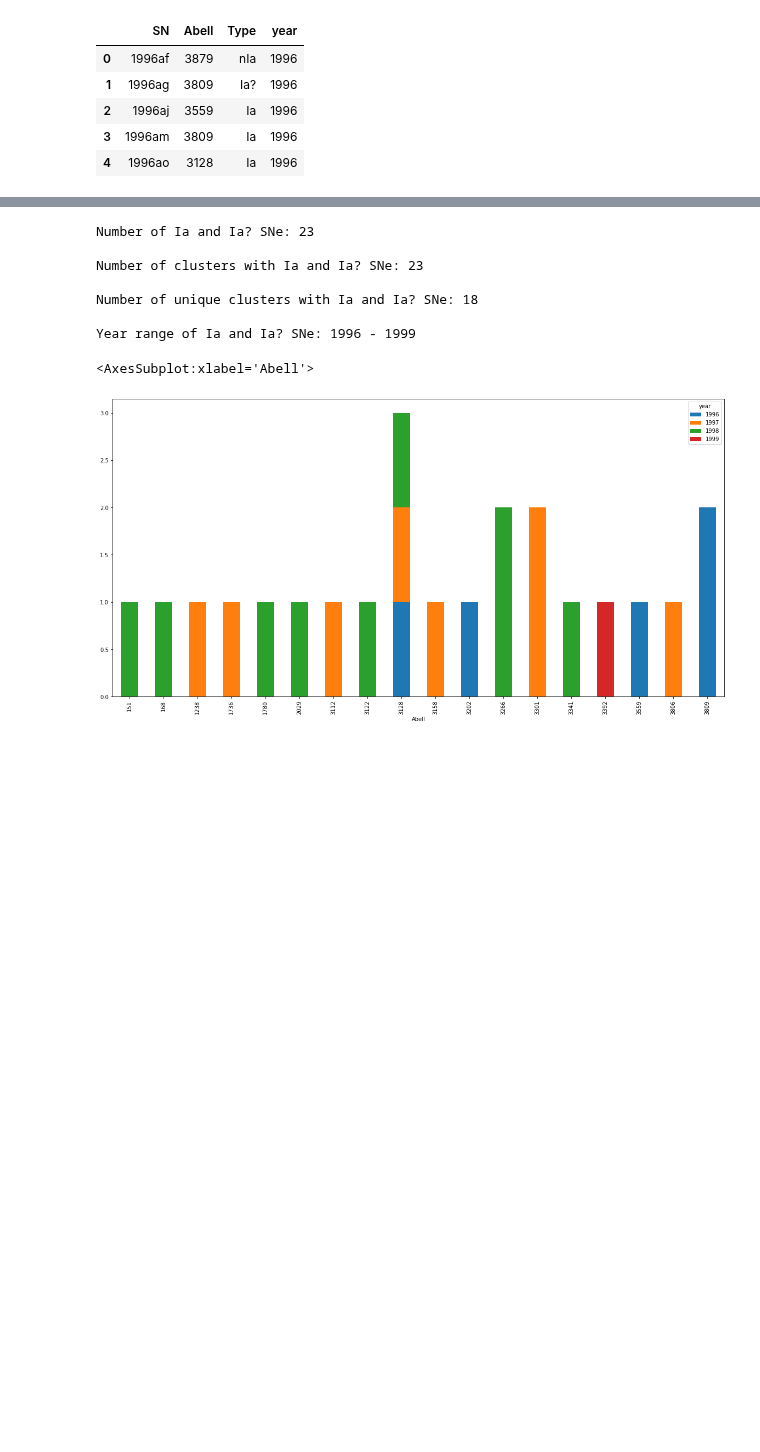
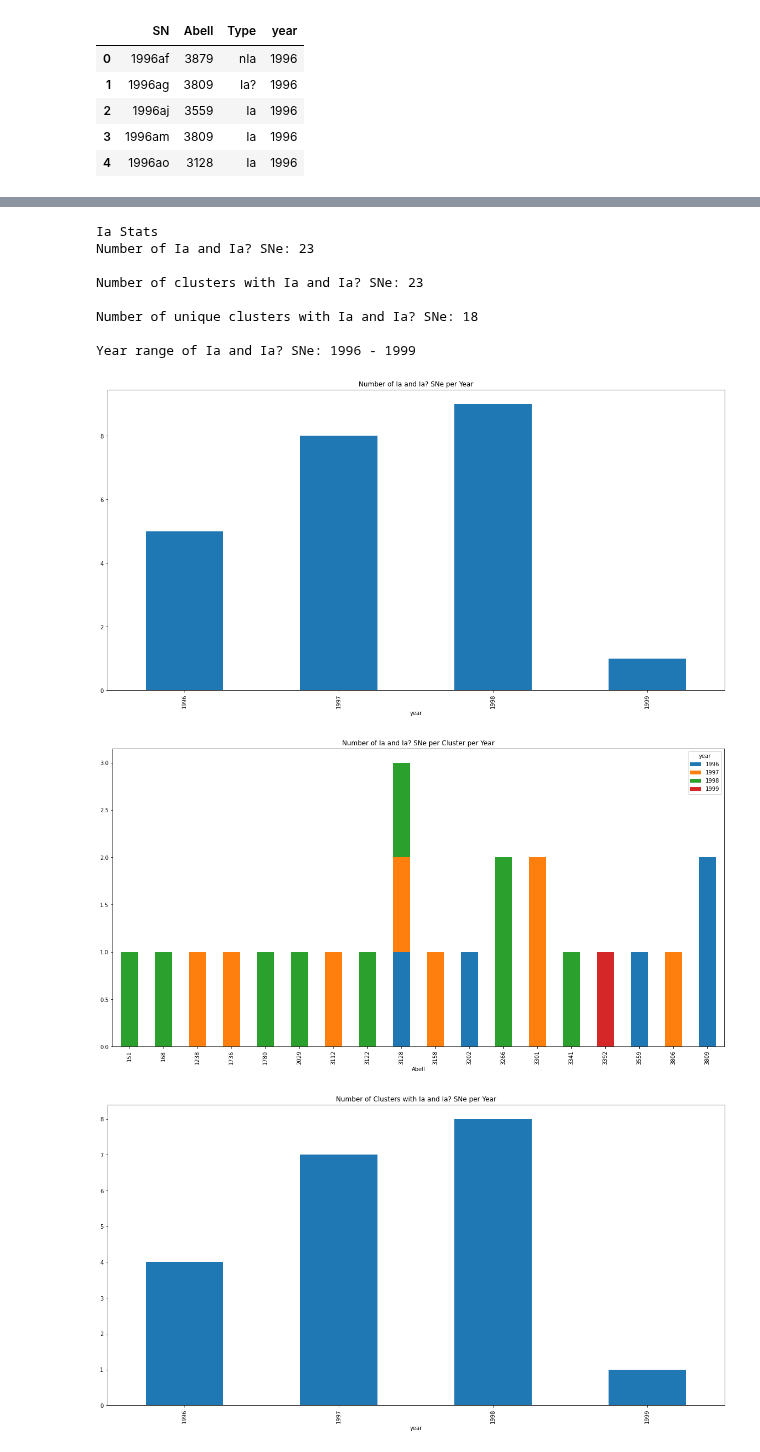
Before and after one commit to tylerbarna/AST5731-lab, a Jupyter notebook: Activity 03/Activity 03 -- Tyler Barna.ipynb, the cells around one changed output, grey strips where cells are left out. Drawn from its saved outputs; the diff is of its cells as text; code cells hidden in the pictures; blank space fills up the shorter version.

```diff
--- a/Activity 03/Activity 03 -- Tyler Barna.ipynb
+++ b/Activity 03/Activity 03 -- Tyler Barna.ipynb
@@ -32,12 +58,14 @@ df.head()
 ## Import Ia and Ia? data
 df_Ia = df[(df['Type'] == 'Ia') | (df['Type'] == 'Ia?')]
 
-## print some stats on the data
+print('Ia Stats')
+
 print('Number of Ia and Ia? SNe: %s \n'%len(df_Ia))
 print('Number of clusters with Ia and Ia? SNe: %s \n'%len(df_Ia['Abell']))
 print('Number of unique clusters with Ia and Ia? SNe: %s \n'%len(df_Ia['Abell'].unique()))
-print('Year range of Ia and Ia? SNe: %s - %s \n'%(df_Ia['year'].min(), df_Ia['year'].max()))
+print('Year range of Ia and Ia? SNe: %s - %s'%(df_Ia['year'].min(), df_Ia['year'].max()))
 # %% [output]
+Ia Stats
 Number of Ia and Ia? SNe: 23
 
 Number of clusters with Ia and Ia? SNe: 23
@@ -45,9 +73,22 @@ Number of clusters with Ia and Ia? SNe: 23
 Number of unique clusters with Ia and Ia? SNe: 18
 
 Year range of Ia and Ia? SNe: 1996 - 1999
-# %%
-## group SN by Abell Cluster and year and plot histogram
-df_Ia.groupby(['Abell', 'year']).size().unstack().plot(kind='bar', stacked=True, figsize=(20,10))
-# %% [output]
-<AxesSubplot:xlabel='Abell'>
-[figure, removed]
+# %%
+## plot number of supernova per year
+df_Ia.groupby(['year']).size().plot(kind='bar', figsize=(20,10));
+plt.title('Number of Ia and Ia? SNe per Year')
+plt.show();
+
+## group SN by Abell Cluster and year and plot histogram
+df_Ia.groupby(['Abell', 'year']).size().unstack().plot(kind='bar', stacked=True, figsize=(20,10));
+plt.title('Number of Ia and Ia? SNe per Cluster per Year')
+plt.show();
+
+## plot number of clusters with Ia and Ia? SNe per year
+df_Ia.groupby(['year'])['Abell'].nunique().plot(kind='bar', figsize=(20,10));
+plt.title('Number of Clusters with Ia and Ia? SNe per Year')
+plt.show();
+# %% [output]
+[figure, added]
+[figure, added]
+[figure, added]
```
Also changed, not shown: parts of 2 cells of this notebook.
